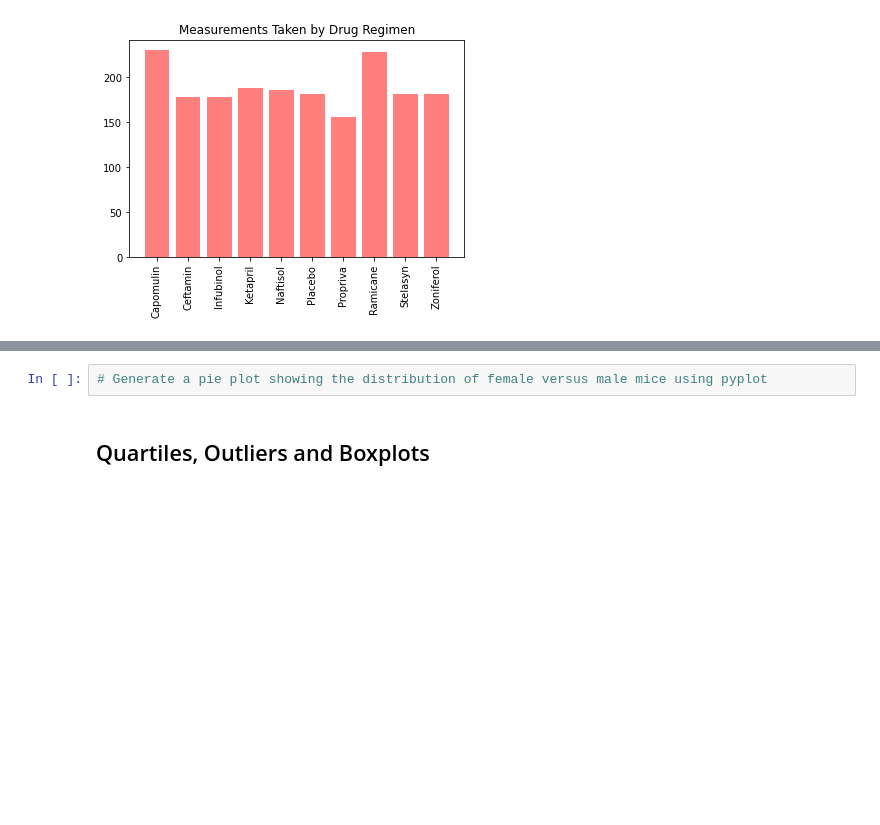
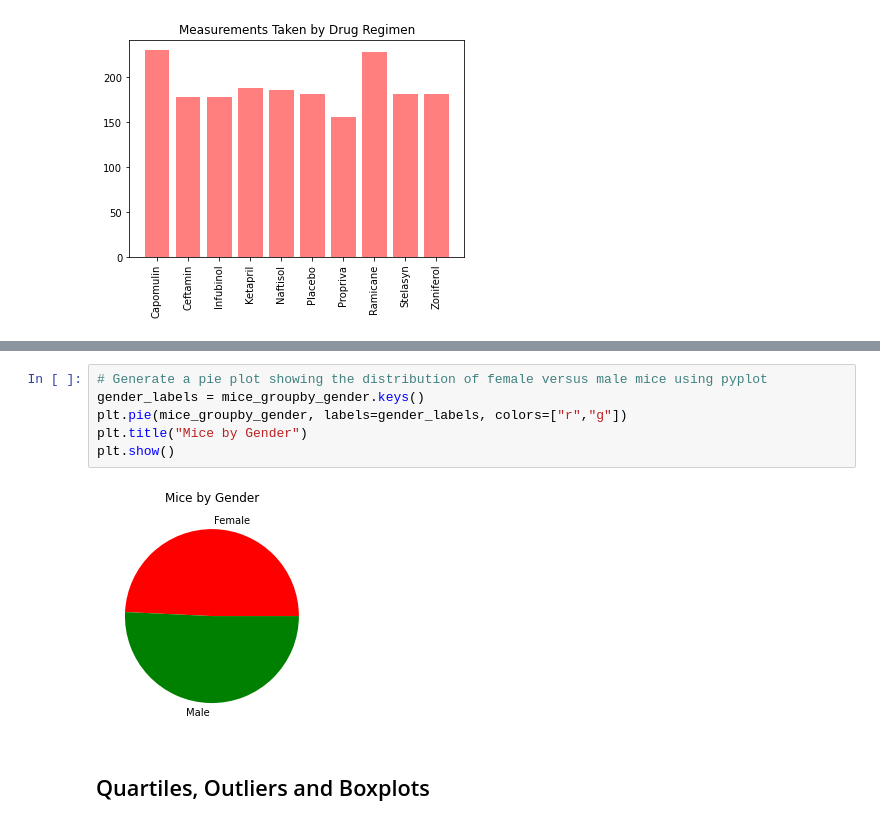
Before and after one commit to marceloflores1/matplotlib-challenge, a Jupyter notebook: pymaceuticals_starter.ipynb, the cells around one changed output, grey strips where cells are left out. Saved outputs shown, nothing was run; the diff lists cells and outputs as text; blank space fills up the shorter version.

```diff
--- a/pymaceuticals_starter.ipynb
+++ b/pymaceuticals_starter.ipynb
@@ -183,5 +182,11 @@ ax2
 # %%
 # Generate a pie plot showing the distribution of female versus male mice using pyplot
+gender_labels = mice_groupby_gender.keys()
+plt.pie(mice_groupby_gender, labels=gender_labels, colors=["r","g"])
+plt.title("Mice by Gender")
+plt.show()
+# %% [output]
+[figure, added]
 # %% [markdown]
 ## Quartiles, Outliers and Boxplots
 # %%
```
Also changed, not shown: parts of 2 cells of this notebook.
